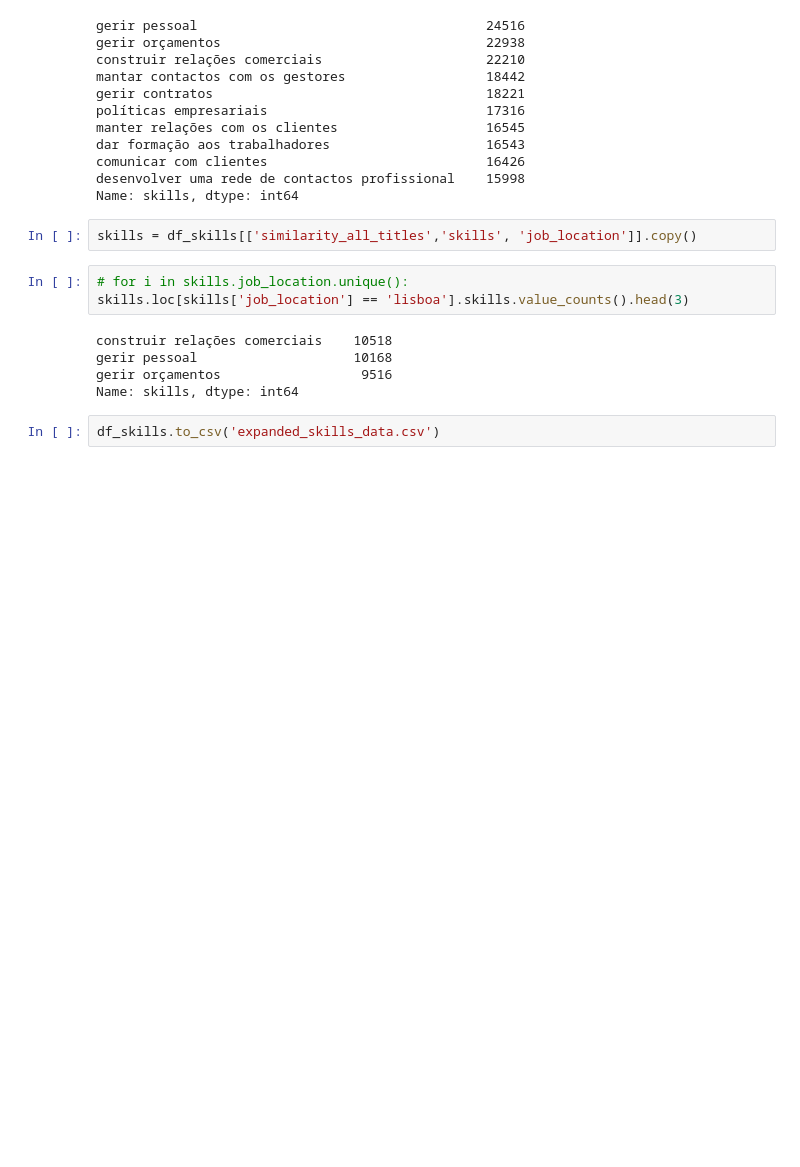
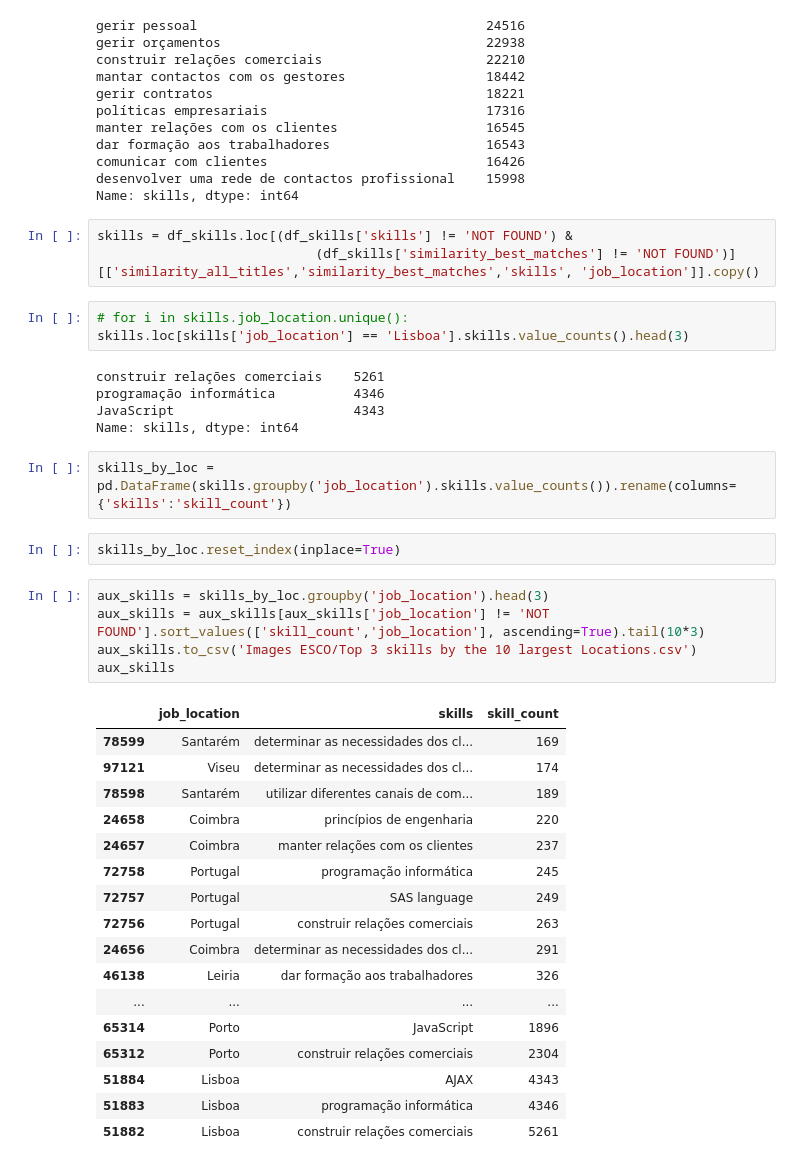
Before and after one commit to gilnribeiro/Work-Project, a Jupyter notebook: Code/Data_Exploration/EDA (ESCO).ipynb, the cells around one changed output. Cells and saved outputs as stored; diff of their text form; blank space fills up the shorter version.

Commit message:
Latest Updates to ESCO, Pipelines and gitignore file

```diff
--- a/Code/Data_Exploration/EDA (ESCO).ipynb
+++ b/Code/Data_Exploration/EDA (ESCO).ipynb
@@ -263,14 +309,40 @@ comunicar com clientes                            16426
 desenvolver uma rede de contactos profissional    15998
 Name: skills, dtype: int64
 # %%
-skills = df_skills[['similarity_all_titles','skills', 'job_location']].copy()
+skills = df_skills.loc[(df_skills['skills'] != 'NOT FOUND') &
+                            (df_skills['similarity_best_matches'] != 'NOT FOUND')][['similarity_all_titles','similarity_best_matches','skills', 'job_location']].copy()
 # %%
 # for i in skills.job_location.unique():
-skills.loc[skills['job_location'] == 'lisboa'].skills.value_counts().head(3)
+skills.loc[skills['job_location'] == 'Lisboa'].skills.value_counts().head(3)
 # %% [output]
-construir relações comerciais    10518
-gerir pessoal                    10168
-gerir orçamentos                  9516
+construir relações comerciais    5261
+programação informática          4346
+JavaScript                       4343
 Name: skills, dtype: int64
-# %%
-df_skills.to_csv('expanded_skills_data.csv')
+# %%
+skills_by_loc = pd.DataFrame(skills.groupby('job_location').skills.value_counts()).rename(columns={'skills':'skill_count'})
+# %%
+skills_by_loc.reset_index(inplace=True)
+# %%
+aux_skills = skills_by_loc.groupby('job_location').head(3)
+aux_skills = aux_skills[aux_skills['job_location'] != 'NOT FOUND'].sort_values(['skill_count','job_location'], ascending=True).tail(10*3)
+aux_skills.to_csv('Images ESCO/Top 3 skills by the 10 largest Locations.csv')
+aux_skills
+# %% [output]
+|  | job_location | skills | skill_count |
+| 78599 | Santarém | determinar as necessidades dos cl... | 169 |
+| 97121 | Viseu | determinar as necessidades dos cl... | 174 |
+| 78598 | Santarém | utilizar diferentes canais de com... | 189 |
+| 24658 | Coimbra | princípios de engenharia | 220 |
+| 24657 | Coimbra | manter relações com os clientes | 237 |
+| 72758 | Portugal | programação informática | 245 |
+| 72757 | Portugal | SAS language | 249 |
+| 72756 | Portugal | construir relações comerciais | 263 |
+| 24656 | Coimbra | determinar as necessidades dos cl... | 291 |
+| 46138 | Leiria | dar formação aos trabalhadores | 326 |
+| ... | ... | ... | ... |
+| 65314 | Porto | JavaScript | 1896 |
+| 65312 | Porto | construir relações comerciais | 2304 |
+| 51884 | Lisboa | AJAX | 4343 |
+| 51883 | Lisboa | programação informática | 4346 |
+| 51882 | Lisboa | construir relações comerciais | 5261 |
```
Also changed, not shown: parts of 29 cells of this notebook, 6 other files.
